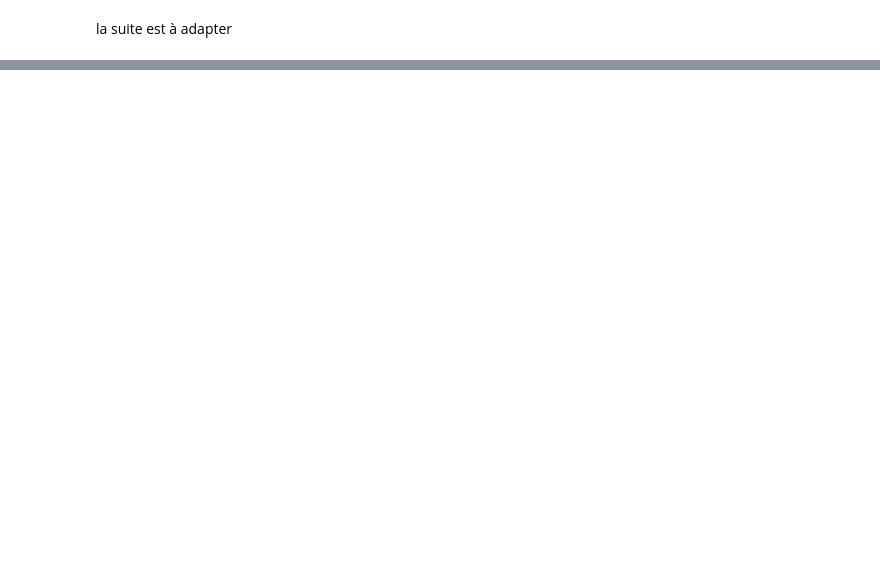
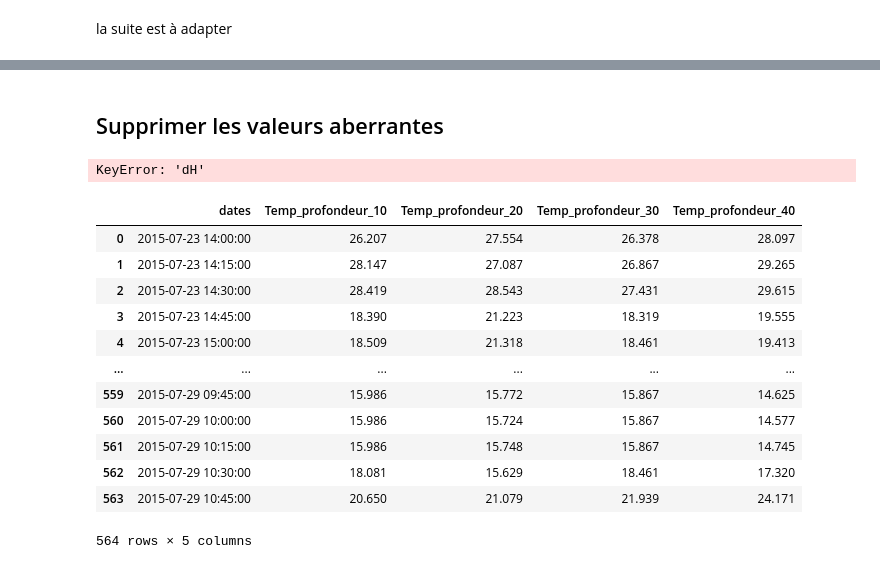
Before and after one commit to Lauredesorgues/MOLONARI_projet_3-, a Jupyter notebook: traitement_data_molonari_12-10.ipynb, the cells around one changed output, grey strips where cells are left out. Saved outputs shown, nothing was run; the diff lists cells and outputs as text; code cells hidden in the pictures; blank space fills up the shorter version.

```diff
--- a/traitement_data_molonari_12-10.ipynb
+++ b/traitement_data_molonari_12-10.ipynb
@@ -198,3 +253,5 @@ if "#" in capteur_pression.columns:
 
 if "#" in capteur_temperatures.columns:
     capteur_temperatures = capteur_temperatures.drop("#", axis=1)
+# %% [markdown]
+## Supprimer les valeurs aberrantes
@@ -200,0 +272,20 @@ if "#" in capteur_temperatures.columns:
+# %%
+data_processed[0]['pression'] = remove_outliers_z_score(data[0]['pression'], 'dH')
+# %% [output]
+KeyError: 'dH'
+# %%
+data[0]['temperature']
+# %% [output]
+|  | dates | Temp_profondeur_10 | Temp_profondeur_20 | Temp_profondeur_30 | Temp_profondeur_40 |
+| 0 | 2015-07-23 14:00:00 | 26.207 | 27.554 | 26.378 | 28.097 |
+| 1 | 2015-07-23 14:15:00 | 28.147 | 27.087 | 26.867 | 29.265 |
+| 2 | 2015-07-23 14:30:00 | 28.419 | 28.543 | 27.431 | 29.615 |
+| 3 | 2015-07-23 14:45:00 | 18.390 | 21.223 | 18.319 | 19.555 |
+| 4 | 2015-07-23 15:00:00 | 18.509 | 21.318 | 18.461 | 19.413 |
+| ... | ... | ... | ... | ... | ... |
+| 559 | 2015-07-29 09:45:00 | 15.986 | 15.772 | 15.867 | 14.625 |
+| 560 | 2015-07-29 10:00:00 | 15.986 | 15.724 | 15.867 | 14.577 |
+| 561 | 2015-07-29 10:15:00 | 15.986 | 15.748 | 15.867 | 14.745 |
+| 562 | 2015-07-29 10:30:00 | 18.081 | 15.629 | 18.461 | 17.320 |
+| 563 | 2015-07-29 10:45:00 | 20.650 | 21.079 | 21.939 | 24.171 |
+564 rows × 5 columns
```
Also changed, not shown: parts of 11 cells of this notebook.
